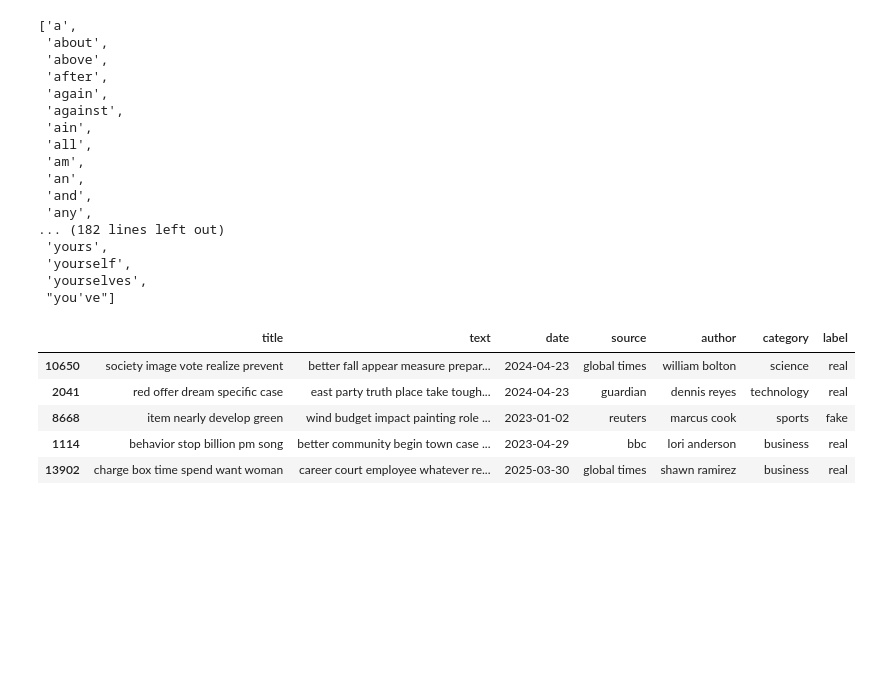
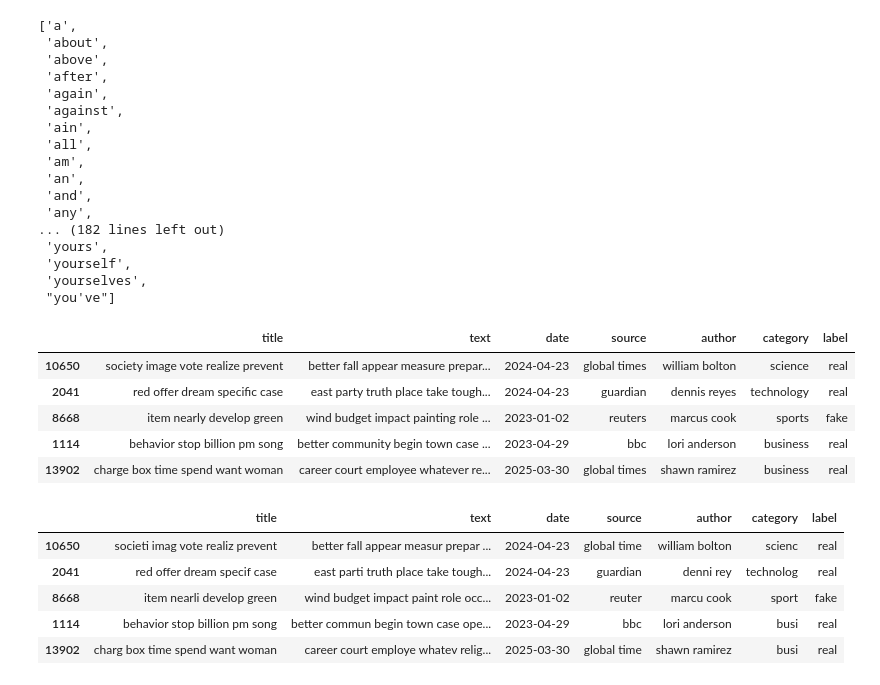
Before and after one commit to savindumahasen/FakeNewsDetectionSystem, a Jupyter notebook: NewsClassification.ipynb, the cells around one changed output. Drawn from its saved outputs; the diff is of its cells as text; code cells hidden in the pictures; blank space fills up the shorter version.

```diff
--- a/NewsClassification.ipynb
+++ b/NewsClassification.ipynb
@@ -1231,0 +1239,17 @@ test_set.head()
+# %%
+test_set['text']=test_set['text'].apply(lambda x:" ".join(ps.stem(x) for x in x.split()))
+# %%
+test_set['source']=test_set['source'].apply(lambda x:" ".join(ps.stem(x) for x in  x.split()))
+# %%
+test_set['author']=test_set['author'].apply(lambda x:" ".join(ps.stem(x) for x in x.split()))
+# %%
+test_set['category']=test_set['category'].apply(lambda x:" ".join(ps.stem(x) for x in x.split()))
+# %%
+test_set.head()
+# %% [output]
+|  | title | text | date | source | author | category | label |
+| 10650 | societi imag vote realiz prevent | better fall appear measur prepar ... | 2024-04-23 | global time | william bolton | scienc | real |
+| 2041 | red offer dream specif case | east parti truth place take tough... | 2024-04-23 | guardian | denni rey | technolog | real |
+| 8668 | item nearli develop green | wind budget impact paint role occ... | 2023-01-02 | reuter | marcu cook | sport | fake |
+| 1114 | behavior stop billion pm song | better commun begin town case ope... | 2023-04-29 | bbc | lori anderson | busi | real |
+| 13902 | charg box time spend want woman | career court employe whatev relig... | 2025-03-30 | global time | shawn ramirez | busi | real |
```
Also changed, not shown: parts of 3 cells of this notebook.
